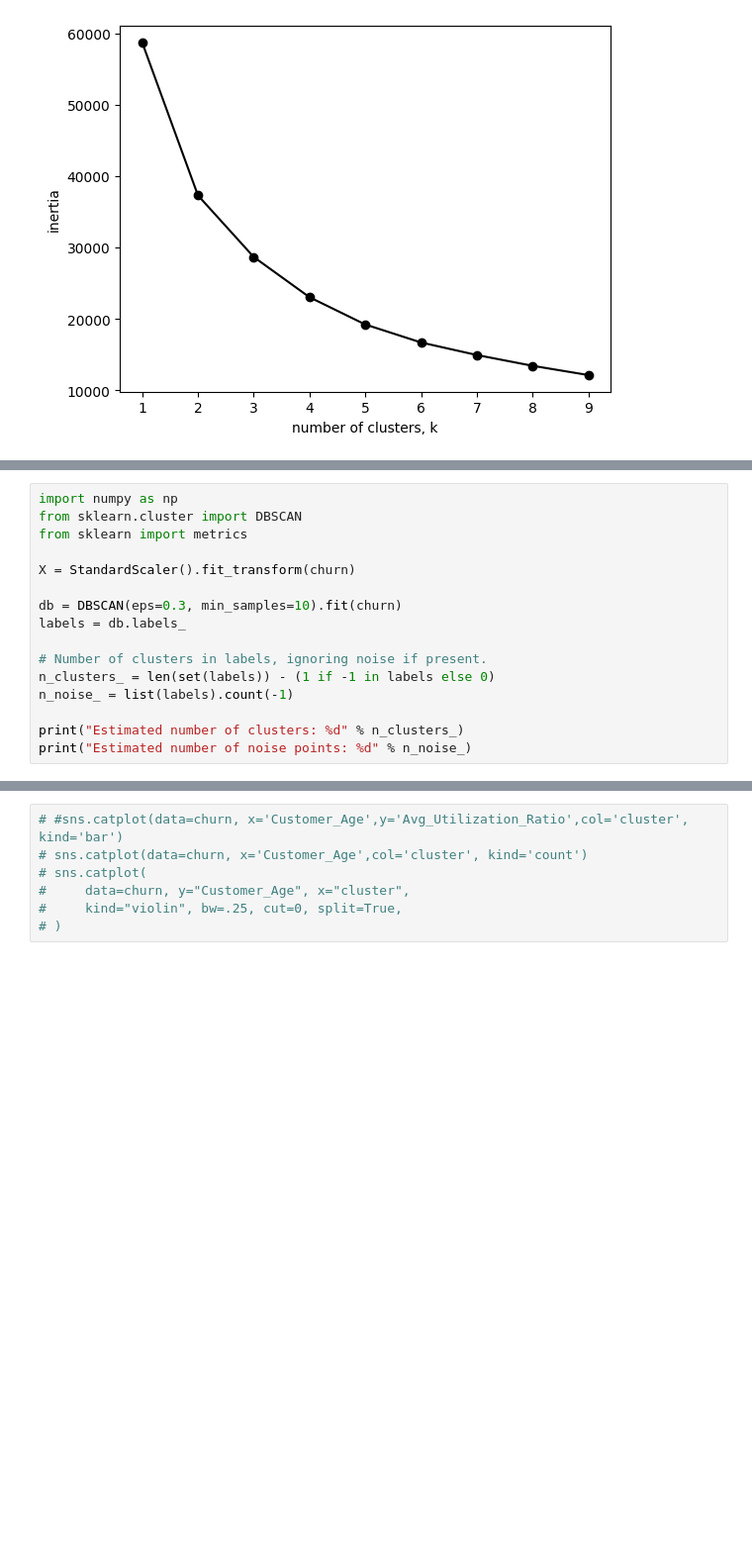
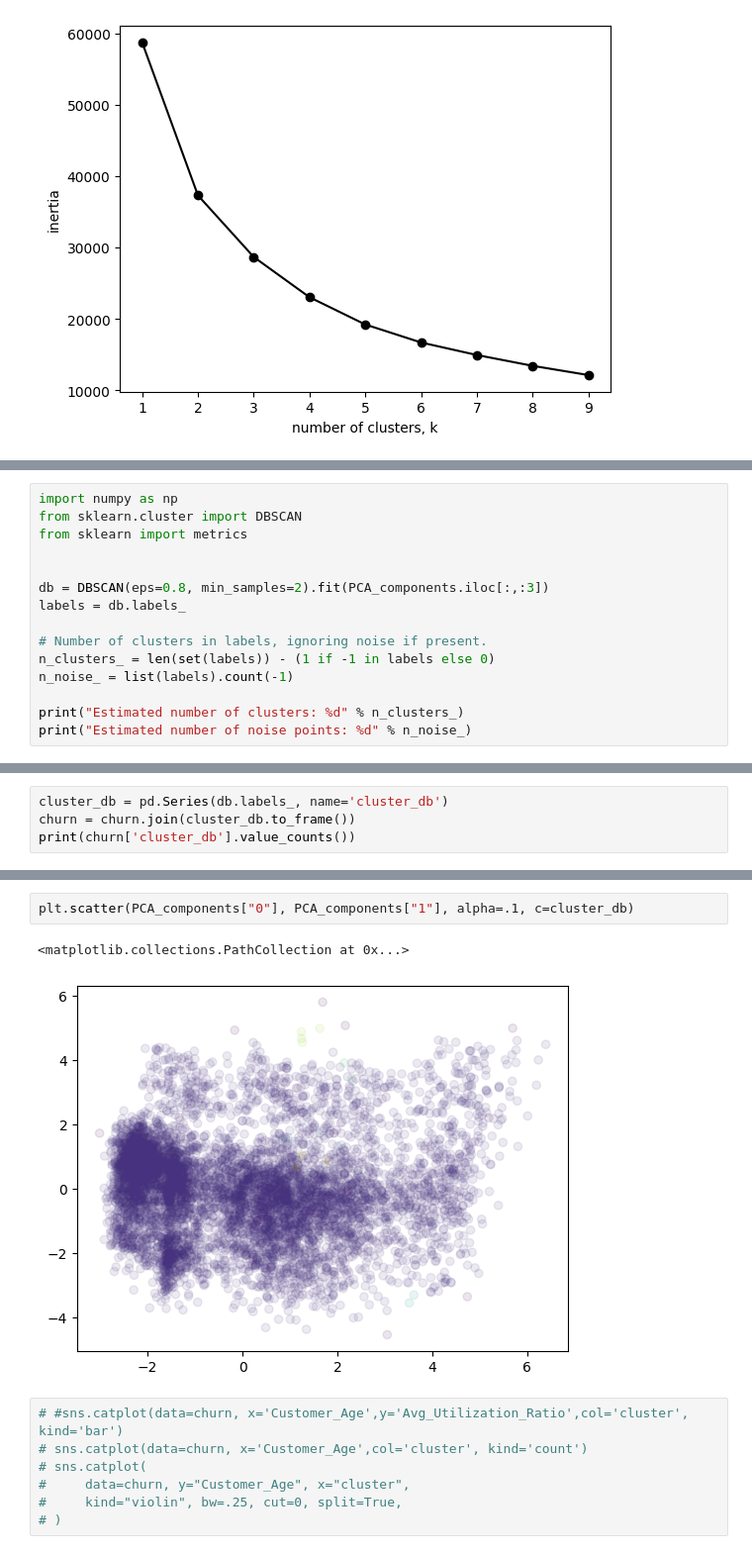
Before and after one commit to Yheloww/ChurnPredictionProject, a Jupyter notebook: ML/clustering.ipynb, the cells around one changed output, grey strips where cells are left out. Shown at 99% size. Cells and saved outputs as stored; diff of their text form; blank space fills up the shorter version.

Commit message:
dbscan nope

```diff
--- a/ML/clustering.ipynb
+++ b/ML/clustering.ipynb
@@ -69,9 +69,8 @@ import numpy as np
 from sklearn.cluster import DBSCAN
 from sklearn import metrics
 
-X = StandardScaler().fit_transform(churn)
 
-db = DBSCAN(eps=0.3, min_samples=10).fit(churn)
+db = DBSCAN(eps=0.8, min_samples=2).fit(PCA_components.iloc[:,:3])
 labels = db.labels_
 
 # Number of clusters in labels, ignoring noise if present.
@@ -85,0 +85,4 @@ Estimated number of noise points: 7081
+# %%
+cluster_db = pd.Series(db.labels_, name='cluster_db')
+churn = churn.join(cluster_db.to_frame())
+print(churn['cluster_db'].value_counts())
@@ -86,3 +99,8 @@ Estimated number of noise points: 7081
+# %%
+plt.scatter(PCA_components["0"], PCA_components["1"], alpha=.1, c=cluster_db)
+# %% [output]
+<matplotlib.collections.PathCollection at 0x...>
+[figure, added]
 # %%
 # #sns.catplot(data=churn, x='Customer_Age',y='Avg_Utilization_Ratio',col='cluster', kind='bar')
 # sns.catplot(data=churn, x='Customer_Age',col='cluster', kind='count')
```
Also changed, not shown: parts of 3 cells of this notebook.
